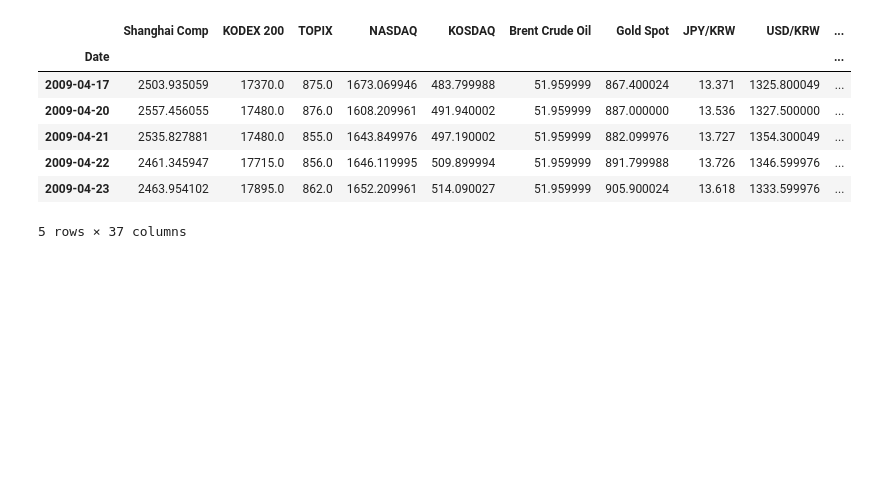
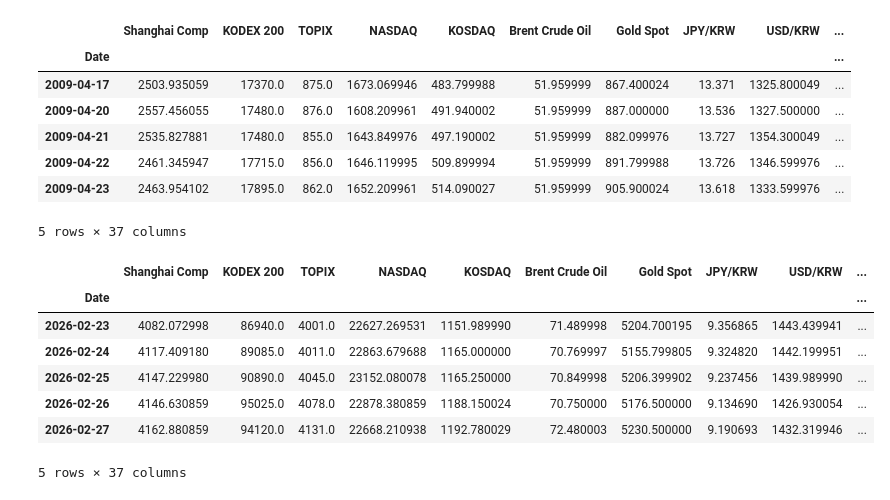
Before and after one commit to Dooman-cloud/TS-RL---, a Jupyter notebook: notebooks/sharing/04. Signal.ipynb, the cells around one changed output. Cells and saved outputs as stored; diff of their text form; code cells hidden in the pictures; blank space fills up the shorter version.

Commit message:
(수정) sinal 파일에서 data_final_shift 생성

```diff
--- a/notebooks/sharing/04. Signal.ipynb
+++ b/notebooks/sharing/04. Signal.ipynb
@@ -181,3 +181,18 @@ data_middle.head()
 5 rows × 37 columns
 # %%
 data_middle.to_csv("../../data/processed/data_final.csv", index=True)
+# %%
+#data_middel label칼럼 shift(-1)하고 마지막 행 drop하기
+data_middle_shift = data_middle.copy()
+data_middle_shift['Risk_Label'] = data_middle_shift['Risk_Label'].shift(-1)
+# %%
+data_middle_shift.tail()
+# %% [output]
+|  | Shanghai Comp | KODEX 200 | TOPIX | NASDAQ | KOSDAQ | Brent Crude Oil | Gold Spot | JPY/KRW | USD/KRW | ... |
+| Date |  |  |  |  |  |  |  |  |  | ... |
+| 2026-02-23 | 4082.072998 | 86940.0 | 4001.0 | 22627.269531 | 1151.989990 | 71.489998 | 5204.700195 | 9.356865 | 1443.439941 | ... |
+| 2026-02-24 | 4117.409180 | 89085.0 | 4011.0 | 22863.679688 | 1165.000000 | 70.769997 | 5155.799805 | 9.324820 | 1442.199951 | ... |
+| 2026-02-25 | 4147.229980 | 90890.0 | 4045.0 | 23152.080078 | 1165.250000 | 70.849998 | 5206.399902 | 9.237456 | 1439.989990 | ... |
+| 2026-02-26 | 4146.630859 | 95025.0 | 4078.0 | 22878.380859 | 1188.150024 | 70.750000 | 5176.500000 | 9.134690 | 1426.930054 | ... |
+| 2026-02-27 | 4162.880859 | 94120.0 | 4131.0 | 22668.210938 | 1192.780029 | 72.480003 | 5230.500000 | 9.190693 | 1432.319946 | ... |
+5 rows × 37 columns
```
Also changed, not shown: parts of 2 cells of this notebook, 3 other files.
